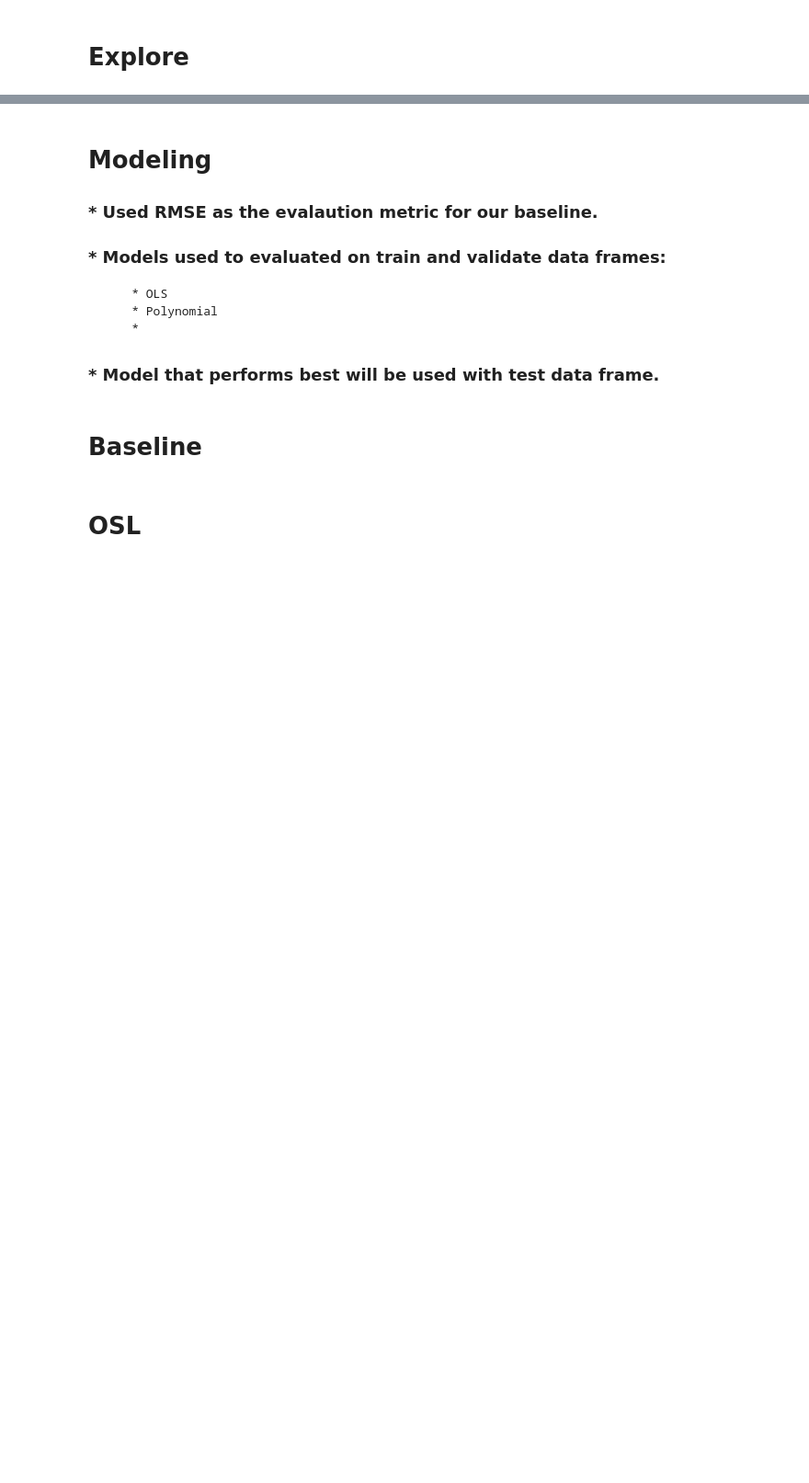
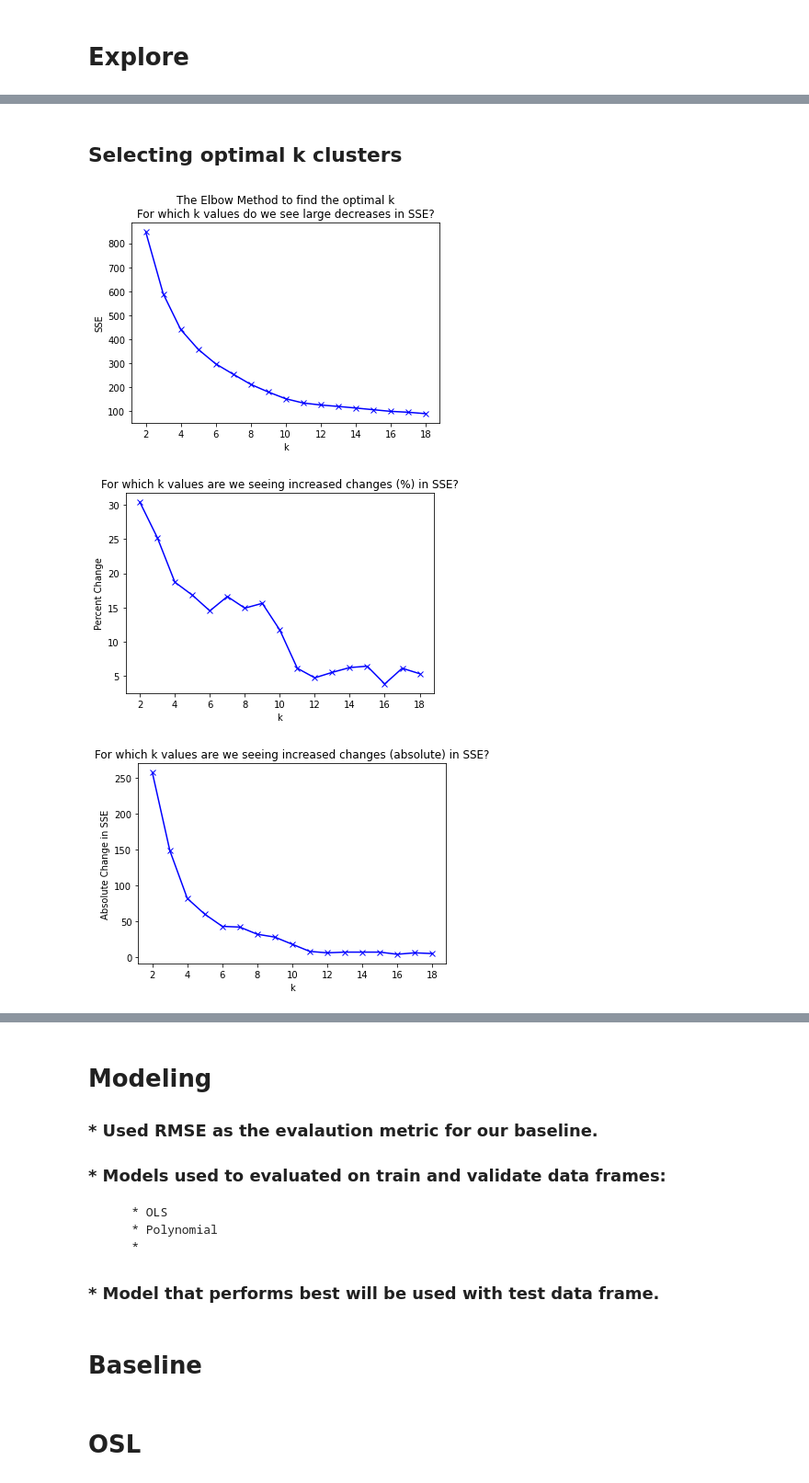
Before and after one commit to Michael-Mesa-Rae-Downen/project-3-clustering, a Jupyter notebook: final_report.ipynb, the cells around one changed output, grey strips where cells are left out. Shown at 92% size. Cells and saved outputs as stored; diff of their text form; code cells hidden in the pictures; blank space fills up the shorter version.

```diff
--- a/final_report.ipynb
+++ b/final_report.ipynb
@@ -49,0 +129,2 @@ Conclusion with summary 2 pts Your presentation concluded with a summary of what
+# %%
+X_train, X_train_scaled = e.get_train_clusters()
@@ -53,0 +192,12 @@ Conclusion with summary 2 pts Your presentation concluded with a summary of what
+# %% [markdown]
+## Selecting optimal k clusters
+# %%
+cluster_vars = ['bedrooms','bathrooms', 'sq_feet']
+cluster_name = 'interior_cluster_k7'
+k_range = range(2,20)
+# %%
+e.find_k(X_train_scaled, cluster_vars, k_range)
+# %% [output]
+[figure, added]
+[figure, added]
+[figure, added]
```
Also changed, not shown: parts of 37 cells of this notebook.
